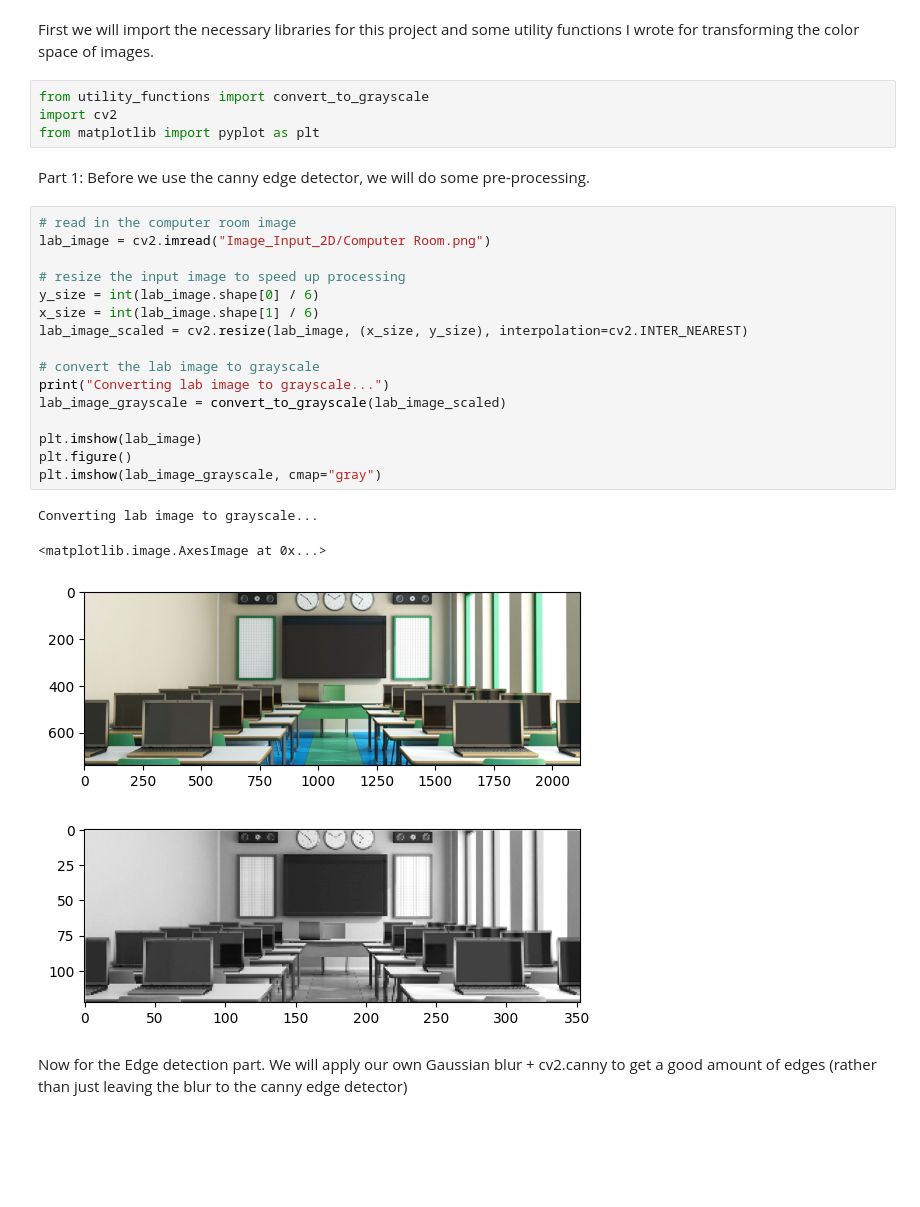
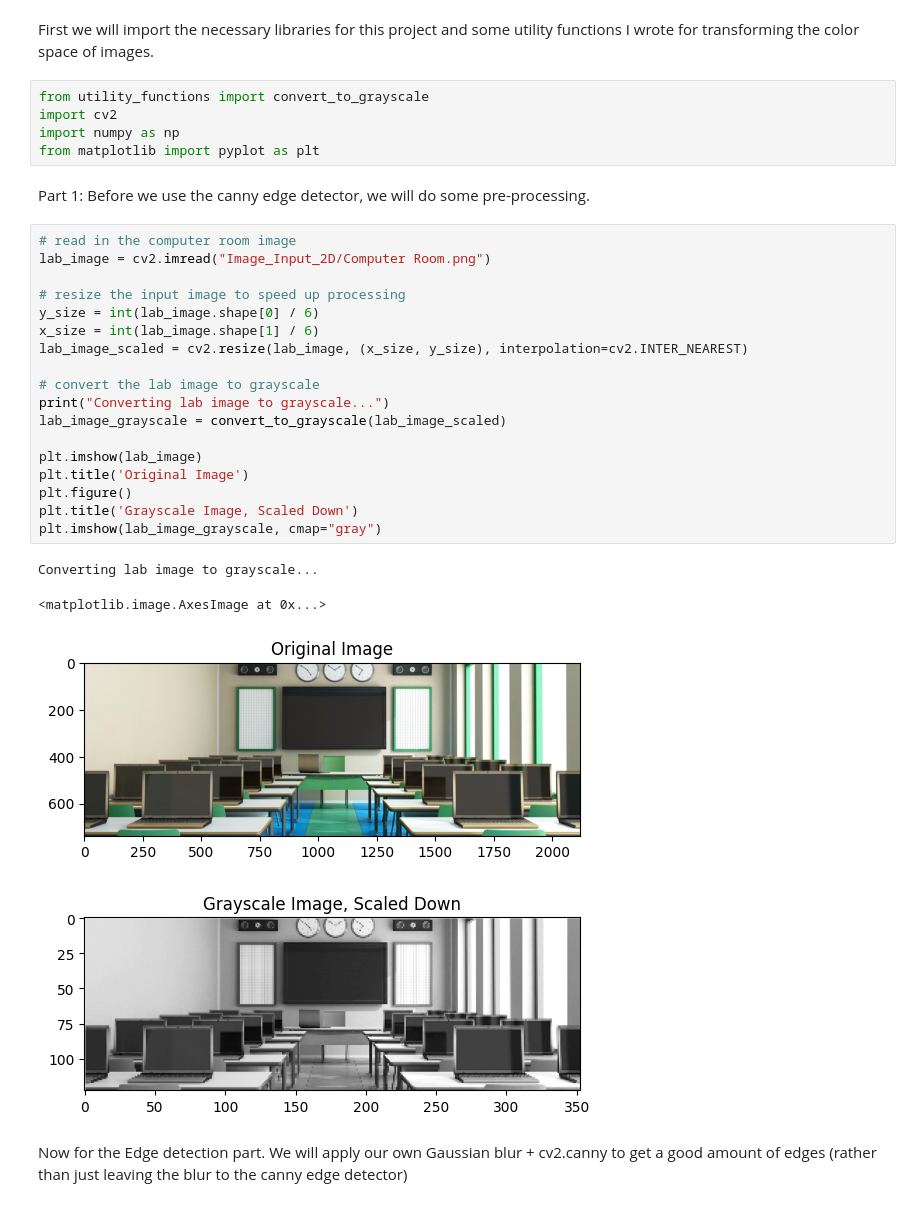
Before and after one commit to bcs4313/CS431-2D-to-3D, a Jupyter notebook: main.ipynb, the cells around one changed output. Drawn from its saved outputs; the diff is of its cells as text; blank space fills up the shorter version.

Commit message:
Part 2 and starting part 3 + images.

```diff
--- a/main.ipynb
+++ b/main.ipynb
@@ -3,6 +3,7 @@ First we will import the necessary libraries for this project and some utility f
 # %%
 from utility_functions import convert_to_grayscale
 import cv2
+import numpy as np
 from matplotlib import pyplot as plt
 # %% [markdown]
 Part 1:
@@ -10,24 +11,26 @@ Before we use the canny edge detector, we will do some pre-processing.
 # %%
 # read in the computer room image
 lab_image = cv2.imread("Image_Input_2D/Computer Room.png")
 
 # resize the input image to speed up processing
 y_size = int(lab_image.shape[0] / 6)
 x_size = int(lab_image.shape[1] / 6)
 lab_image_scaled = cv2.resize(lab_image, (x_size, y_size), interpolation=cv2.INTER_NEAREST)
 
 # convert the lab image to grayscale
 print("Converting lab image to grayscale...")
 lab_image_grayscale = convert_to_grayscale(lab_image_scaled)
 
 plt.imshow(lab_image)
+plt.title('Original Image')
 plt.figure()
+plt.title('Grayscale Image, Scaled Down')
 plt.imshow(lab_image_grayscale, cmap="gray")
 # %% [output]
 Converting lab image to grayscale...
 <matplotlib.image.AxesImage at 0x...>
-[figure, old version]
+[figure, new version]
-[figure, old version]
+[figure, new version]
 # %% [markdown]
 Now for the Edge detection part.
 We will apply our own Gaussian blur + cv2.canny to get a good amount of
```
Also changed, not shown: parts of 5 cells of this notebook, 8 other files.
